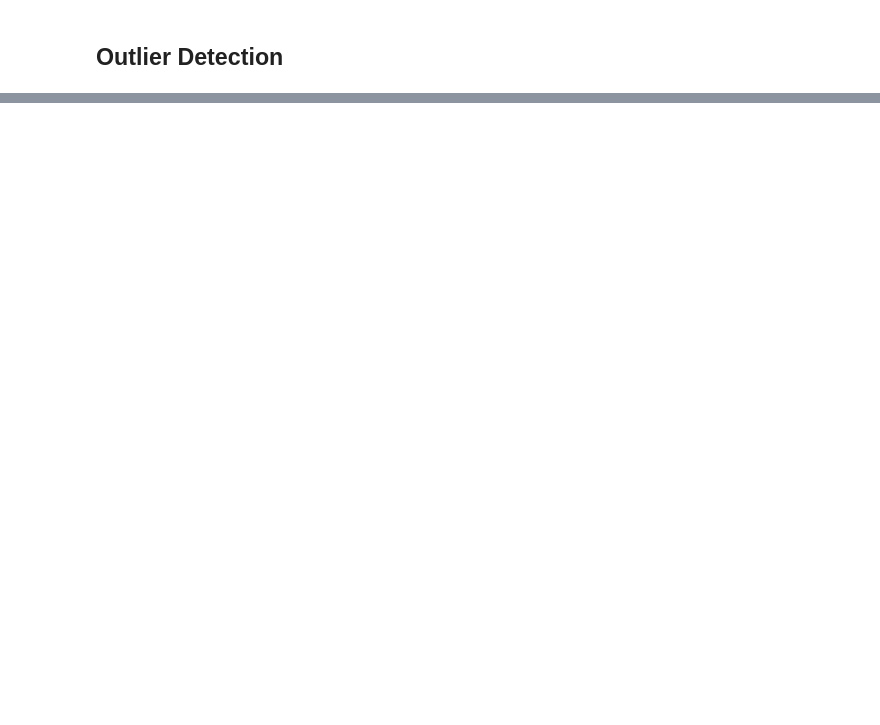
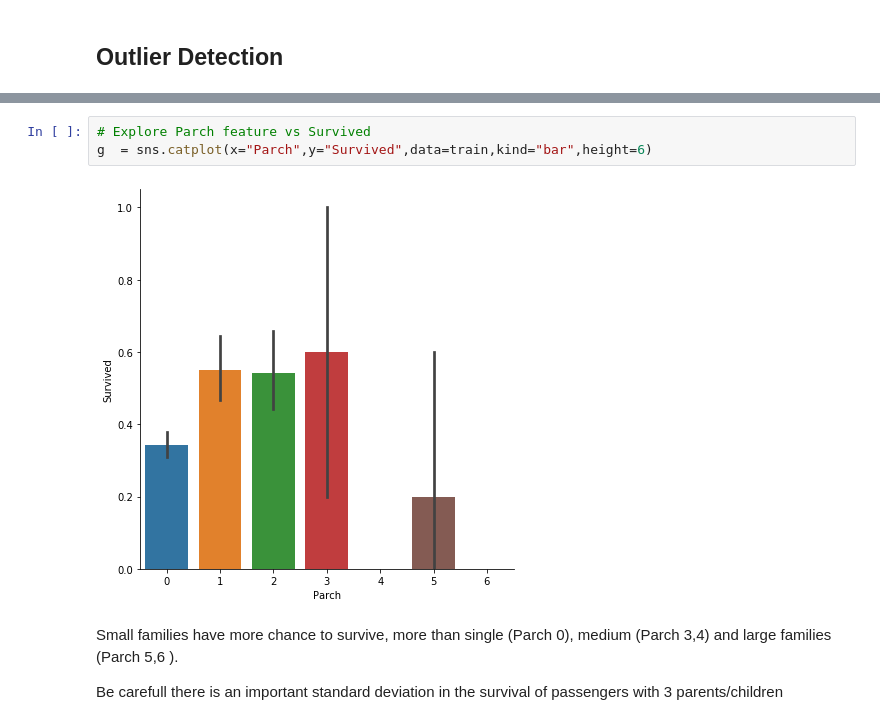
Before and after one commit to amritvirsinghx/Titanic-Machine-Learning-from-Disaster, a Jupyter notebook: advance_modelling_techniques.ipynb, the cells around one changed output, grey strips where cells are left out. Saved outputs shown, nothing was run; the diff lists cells and outputs as text; blank space fills up the shorter version.

Commit message:
added catplot

```diff
--- a/advance_modelling_techniques.ipynb
+++ b/advance_modelling_techniques.ipynb
@@ -58,0 +214,9 @@ def detect_outliers(df,n,features):
+# %%
+# Explore Parch feature vs Survived
+g  = sns.catplot(x="Parch",y="Survived",data=train,kind="bar",height=6)
+# %% [output]
+[figure, added]
+# %% [markdown]
+Small families have more chance to survive, more than single (Parch 0), medium (Parch 3,4) and large families (Parch 5,6 ).
+
+Be carefull there is an important standard deviation in the survival of passengers with 3 parents/children
```
Also changed, not shown: parts of 17 cells of this notebook.
